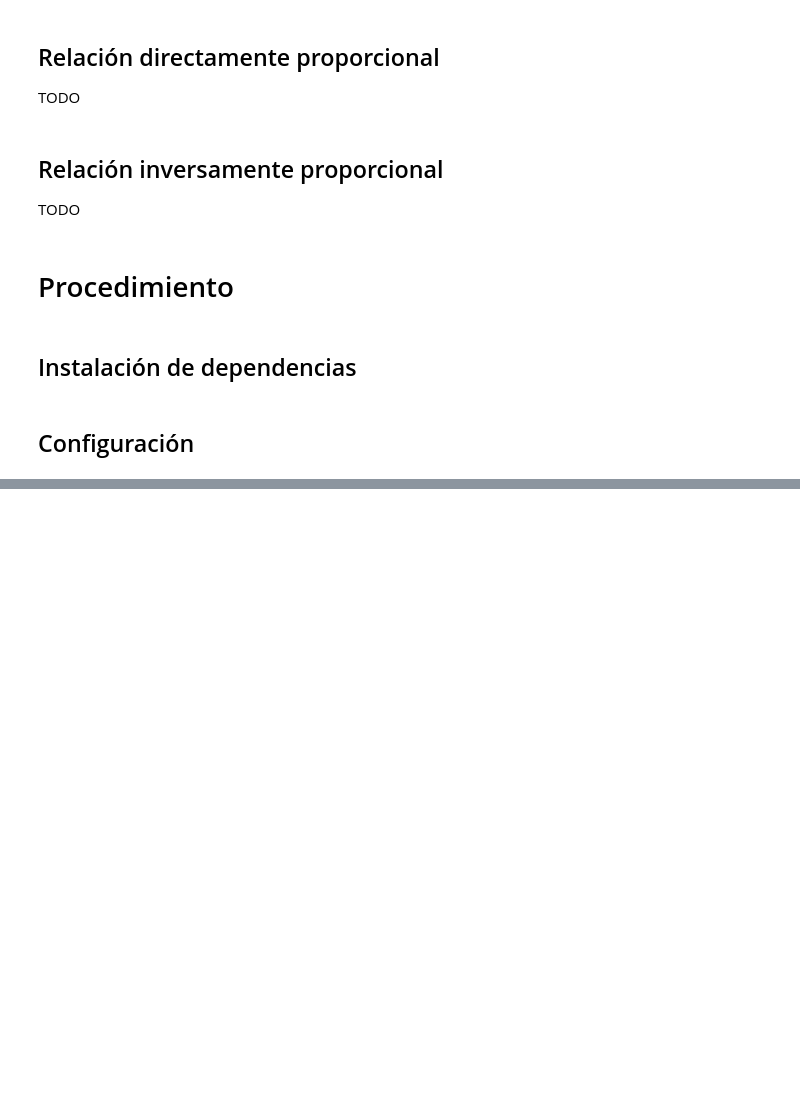
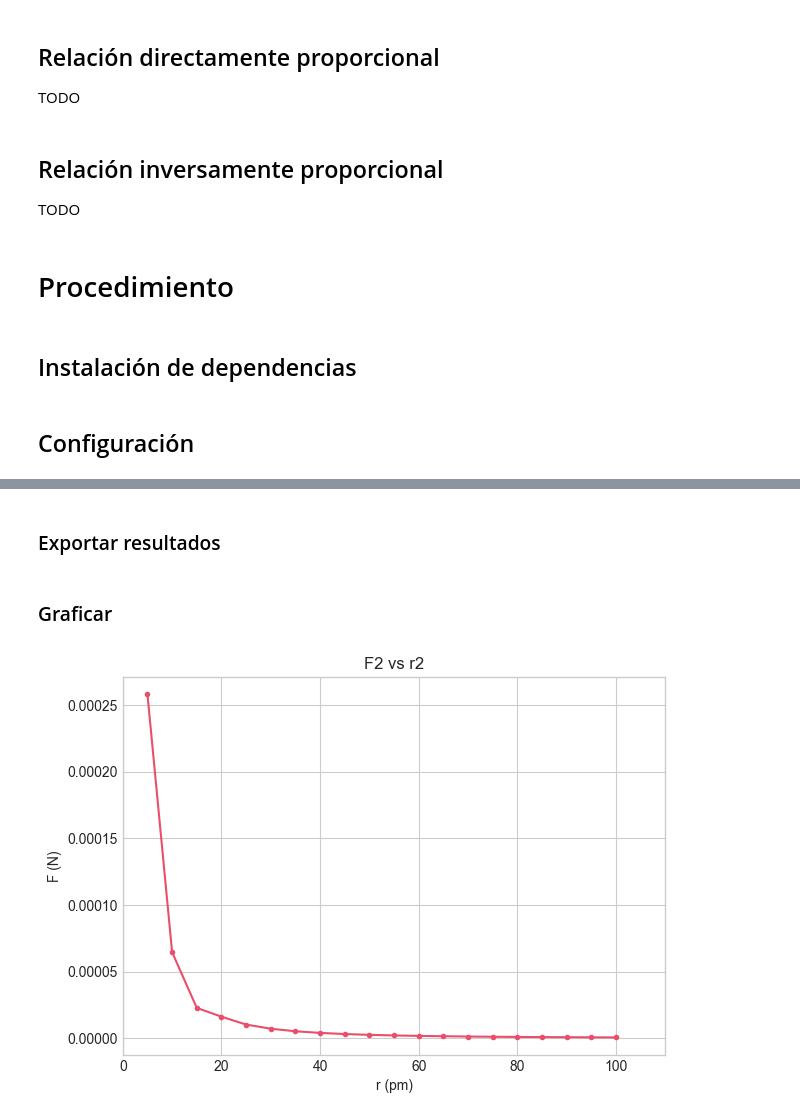
Before and after one commit to afgalvan/coulomb-lab, a Jupyter notebook: coulomb_lab.ipynb, the cells around one changed output, grey strips where cells are left out. Cells and saved outputs as stored; diff of their text form; code cells hidden in the pictures; blank space fills up the shorter version.

```diff
--- a/coulomb_lab.ipynb
+++ b/coulomb_lab.ipynb
@@ -139,0 +167,29 @@ fuerza_distancia1.dropna()
+# %%
+from pandas import DataFrame
+from utils import crear_dataframe, registrar
+
+fuerza_distancia2: DataFrame = crear_dataframe()
+registrar(fuerza_distancia2,
+    (2.58, -4),
+    (6.46, -5),
+    (2.28, -5),
+    (1.62, -5),
+    (1.03, -5),
+    (7.18, -6),
+    (5.27, -6),
+    (4.04, -6),
+    (3.19, -6),
+    (2.58, -6),
+    (2.13, -6),
+    (1.79, -6),
+    (1.53, -6),
+    (1.32, -6),
+    (1.15, -6),
+    (1.01, -6),
+    (8.94, -7),
+    (7.98, -7),
+    (7.16, -7),
+    (6.46, -7),
+    inicio=5, paso=5
+)
+fuerza_distancia2.dropna()
@@ -139,0 +214,2 @@ fuerza_distancia1.dropna()
+# %% [markdown]
+### Exportar resultados
@@ -139,0 +218,8 @@ fuerza_distancia1.dropna()
+# %% [markdown]
+### Graficar
+# %%
+from utils import graficar
+
+graficar("F2 vs r2", fuerza_distancia2, color="#E94E6B")
+# %% [output]
+[figure, added]
```
Also changed, not shown: parts of 15 cells of this notebook, 3 other files.
